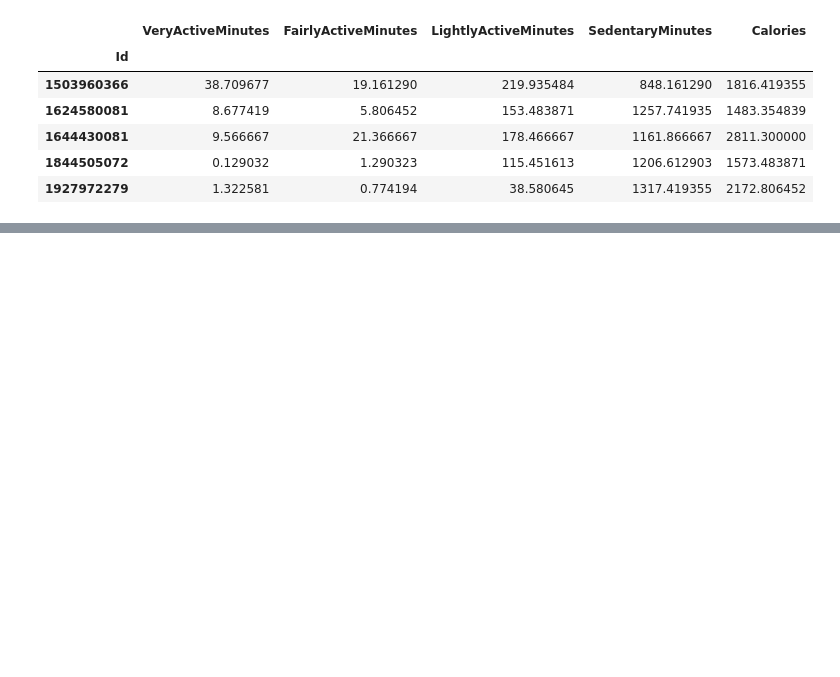
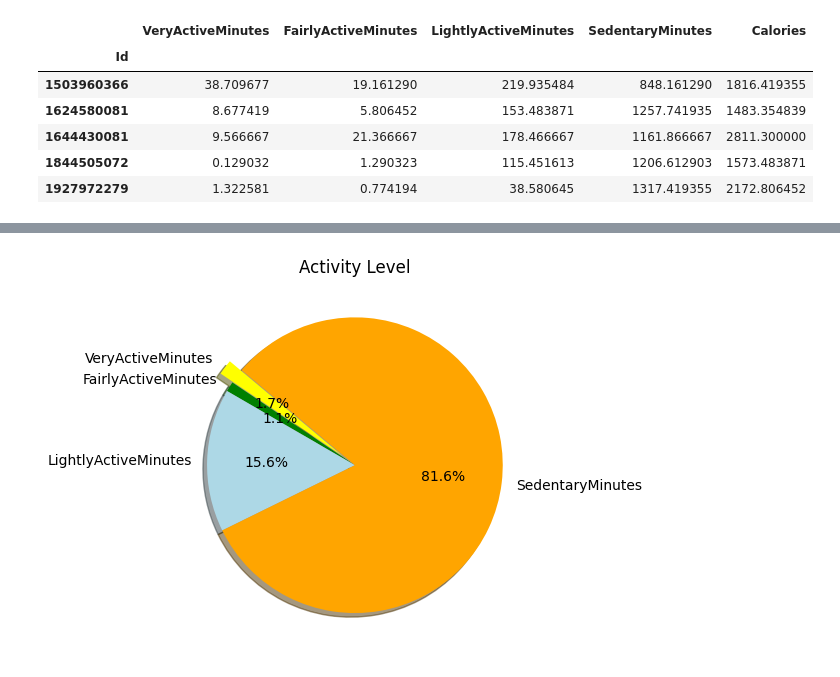
Before and after one commit to caitepley/Group1-Project1, a Jupyter notebook: main.ipynb, the cells around one changed output, grey strips where cells are left out. Cells and saved outputs as stored; diff of their text form; code cells hidden in the pictures; blank space fills up the shorter version.

```diff
--- a/main.ipynb
+++ b/main.ipynb
@@ -200,0 +229,20 @@ activity_summary.head()
+# %%
+vam = activity_summary['VeryActiveMinutes'].mean()
+fam = activity_summary['FairlyActiveMinutes'].mean()
+lam = activity_summary['LightlyActiveMinutes'].mean()
+sm =  activity_summary['SedentaryMinutes'].mean()
+
+
+activity_level_pie = [vam,fam,lam,sm]
+act_level_pie = ['VeryActiveMinutes','FairlyActiveMinutes','LightlyActiveMinutes','SedentaryMinutes']
+colors = ['yellow','green','lightblue','orange']
+explode = (0.1,0,0,0,)
+# Tell matplotlib to create a pie chart based upon the above data
+plt.pie(activity_level_pie,explode=explode, labels=act_level_pie, colors=colors,
+        autopct='%1.1f%%', shadow=True, startangle=140)
+# Create axes which are equal so we have a perfect circle
+plt.title('Activity Level')
+# Save an image of our chart and print the final product to the screen
+plt.show()
+# %% [output]
+[figure, added]
```
Also changed, not shown: parts of 7 cells of this notebook, 1 other file.
